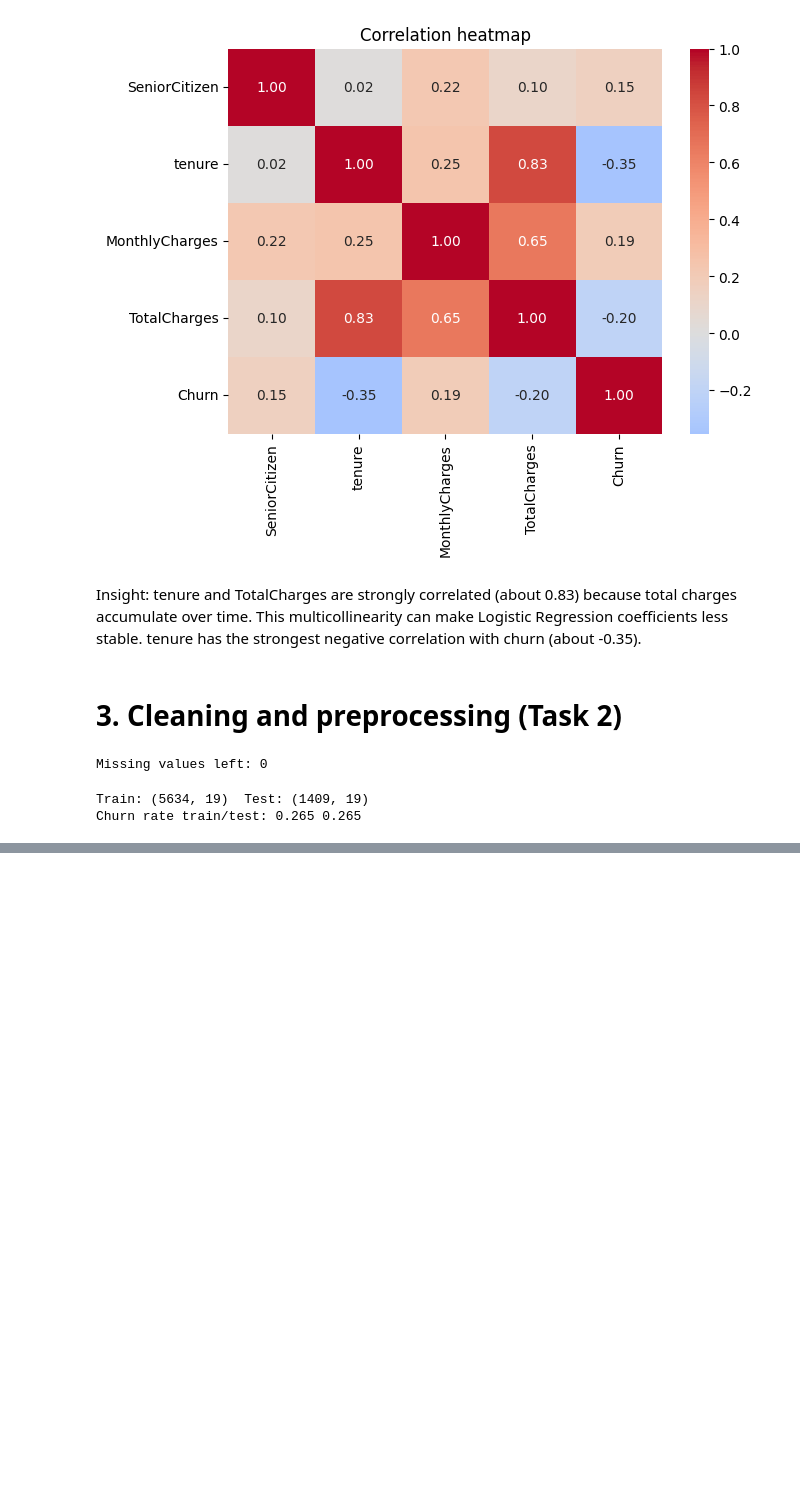
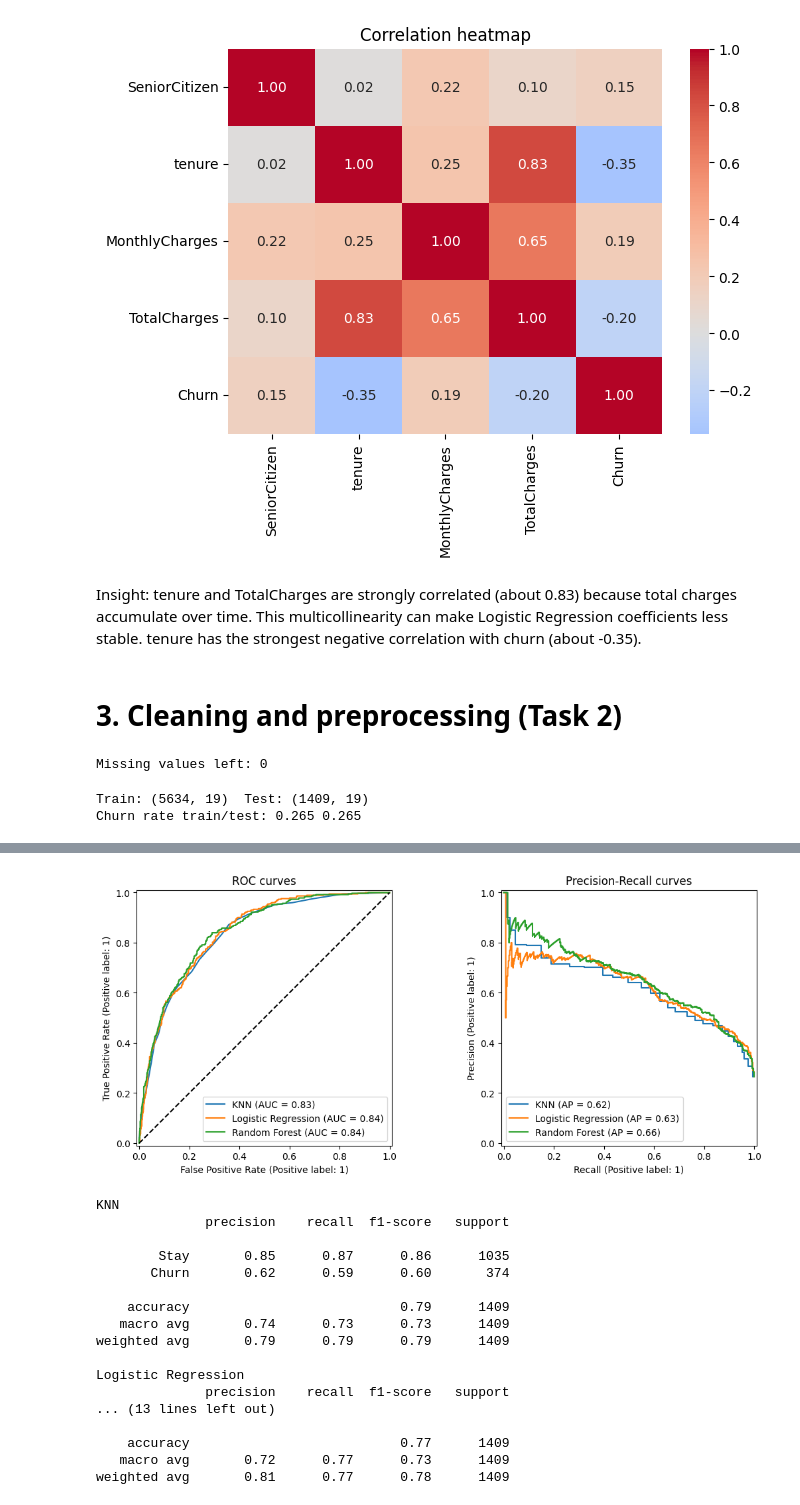
Before and after one commit to sanithi20250795-iit/telco-churn-cw, a Jupyter notebook: churn_prediction.ipynb, the cells around one changed output, grey strips where cells are left out. Drawn from its saved outputs; the diff is of its cells as text; code cells hidden in the pictures; blank space fills up the shorter version.

```diff
--- a/churn_prediction.ipynb
+++ b/churn_prediction.ipynb
@@ -191,0 +247,29 @@ Churn rate train/test: 0.265 0.265
+# %%
+fig, axes = plt.subplots(1, 2, figsize=(13, 5))
+for name, m in tuned_models.items():
+    RocCurveDisplay.from_estimator(m, X_test, y_test, name=name, ax=axes[0])
+    PrecisionRecallDisplay.from_estimator(m, X_test, y_test, name=name, ax=axes[1])
+axes[0].plot([0, 1], [0, 1], 'k--'); axes[0].set_title('ROC curves'); axes[1].set_title('Precision-Recall curves')
+plt.show()
+for name, m in tuned_models.items():
+    print(name)
+    print(classification_report(y_test, m.predict(X_test), target_names=['Stay', 'Churn']))
+# %% [output]
+[figure, added]
+KNN
+              precision    recall  f1-score   support
+
+        Stay       0.85      0.87      0.86      1035
+       Churn       0.62      0.59      0.60       374
+
+    accuracy                           0.79      1409
+   macro avg       0.74      0.73      0.73      1409
+weighted avg       0.79      0.79      0.79      1409
+
+Logistic Regression
+              precision    recall  f1-score   support
+... (13 lines left out)
+
+    accuracy                           0.77      1409
+   macro avg       0.72      0.77      0.73      1409
+weighted avg       0.81      0.77      0.78      1409
```
Also changed, not shown: parts of 7 cells of this notebook.
